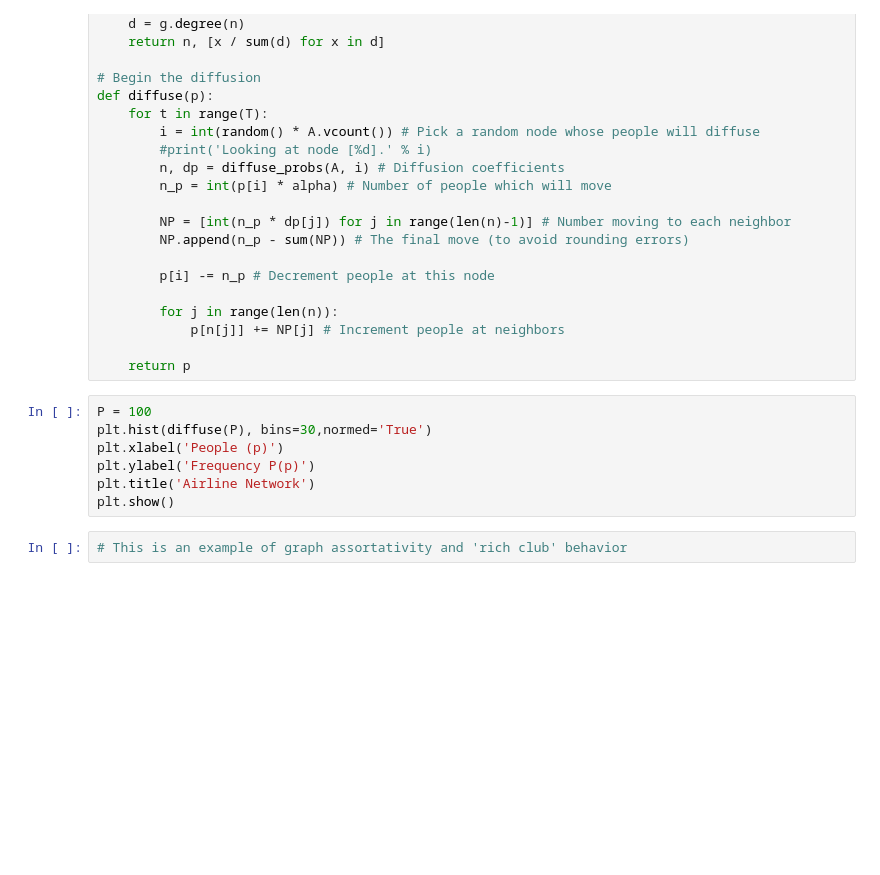
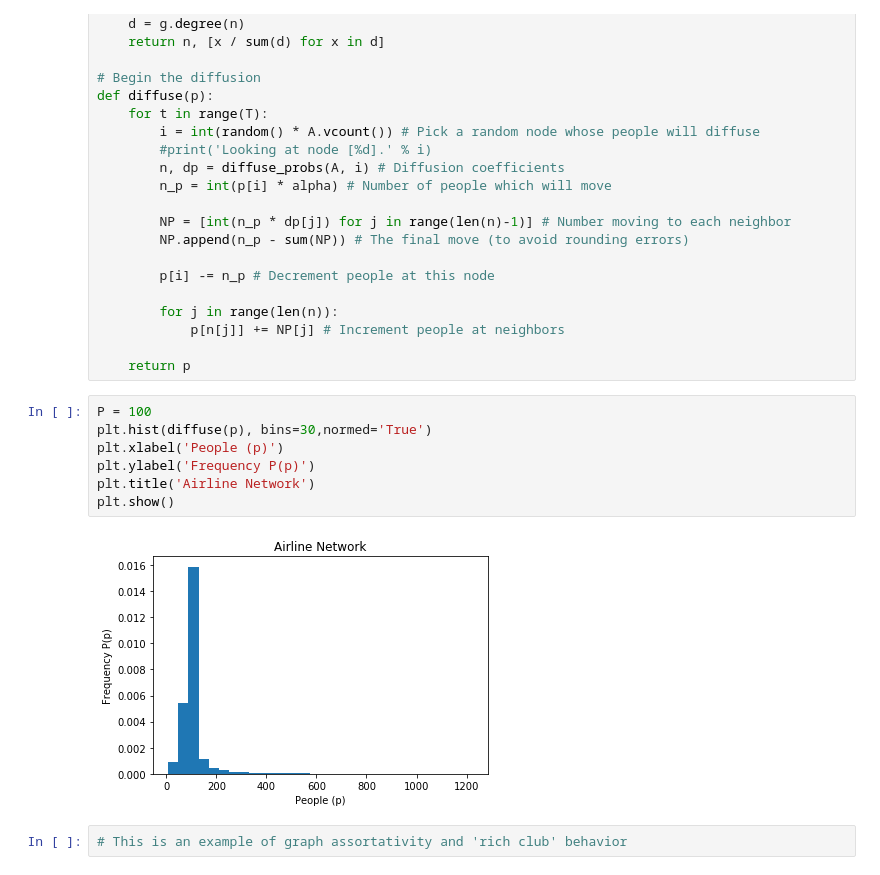
Before and after one commit to jimhalverson/string_data17, a Jupyter notebook: networks/networks_StringData2017.py.ipynb, the cells around one changed output. Cells and saved outputs as stored; diff of their text form; blank space fills up the shorter version.

```diff
--- a/networks/networks_StringData2017.py.ipynb
+++ b/networks/networks_StringData2017.py.ipynb
@@ -231,11 +255,13 @@ def diffuse(p):
     return p
 # %%
 P = 100
-plt.hist(diffuse(P), bins=30,normed='True')
+plt.hist(diffuse(p), bins=30,normed='True')
 plt.xlabel('People (p)')
 plt.ylabel('Frequency P(p)')
 plt.title('Airline Network')
 plt.show()
+# %% [output]
+[figure, added]
 # %%
 # This is an example of graph assortativity and 'rich club' behavior
 # %%
```
Also changed, not shown: parts of 8 cells of this notebook.
